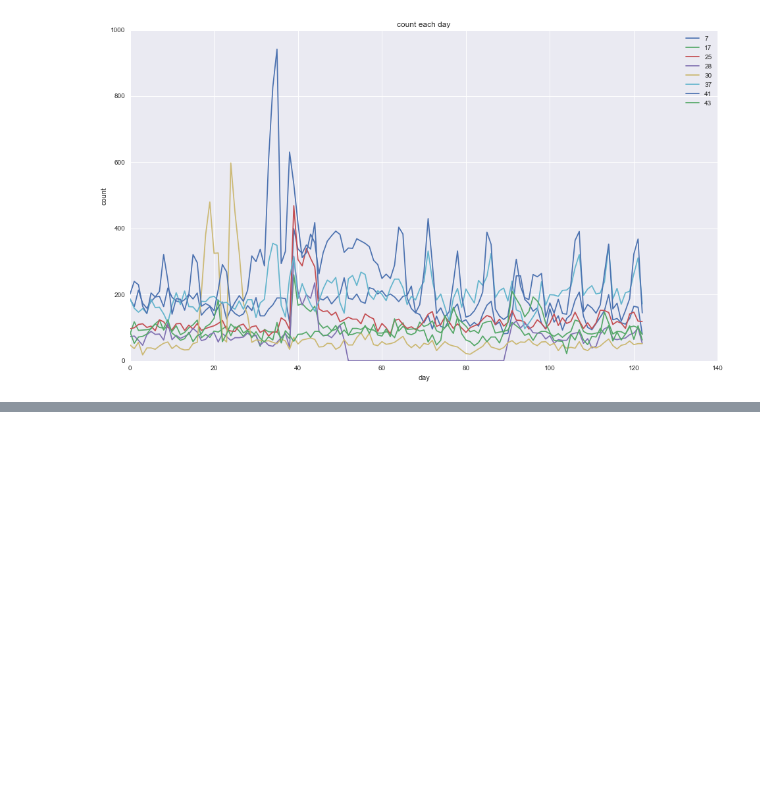
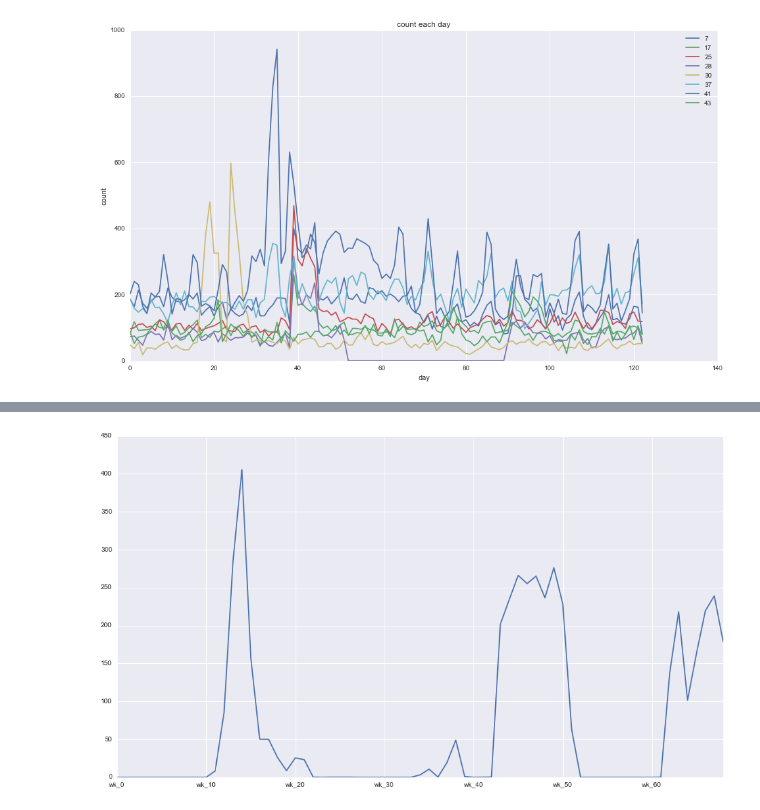
Before and after one commit to wakemeup-xyz/TianChi_IJCAI-17_sales_prediction_code, a Jupyter notebook: Explore Data & Analysis Before Data Preprocessing.ipynb, the cells around one changed output, grey strips where cells are left out. Drawn from its saved outputs; the diff is of its cells as text; code cells hidden in the pictures; blank space fills up the shorter version.

```diff
--- a/Explore Data & Analysis.ipynb
+++ b/Explore Data & Analysis Before Data Preprocessing.ipynb
@@ -225,0 +264,4 @@ def draw_id_and_week(x,week):
+# %%
+draw_week_id(5)
+# %% [output]
+[figure, added]
```
Also changed, not shown: parts of 12 cells of this notebook, 12 other files.
